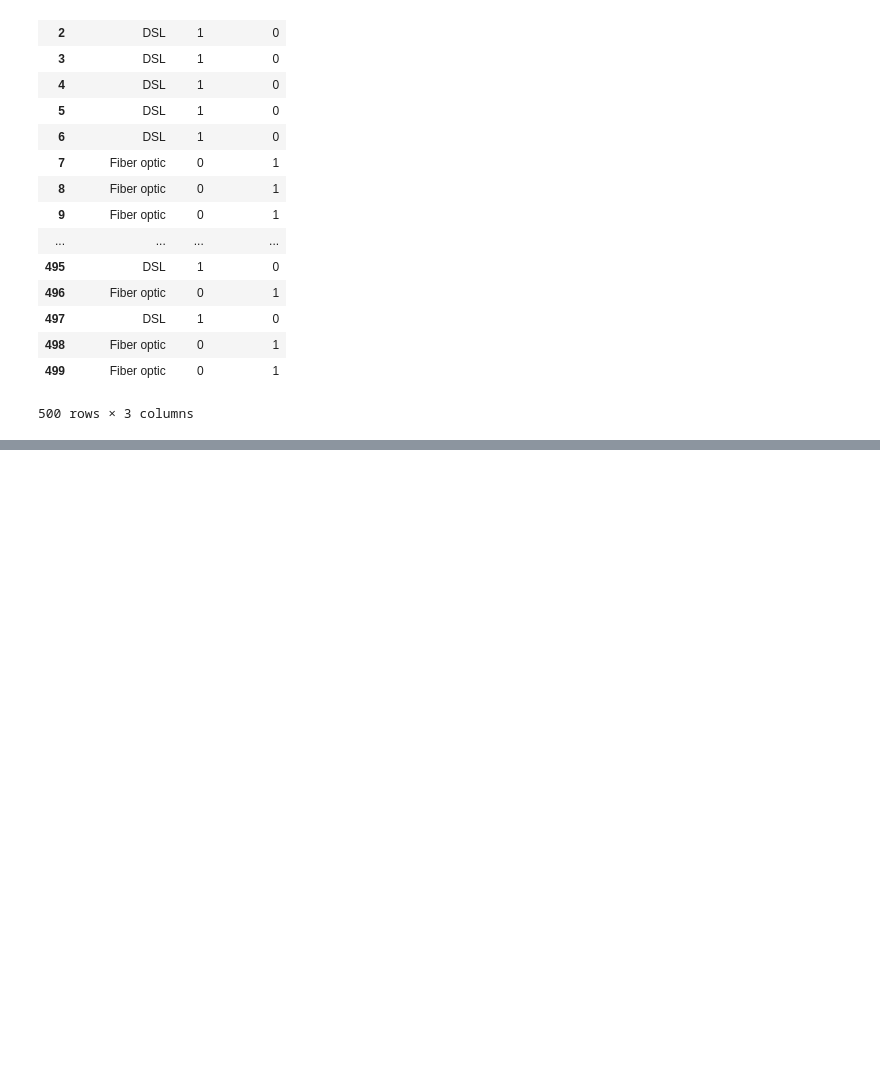
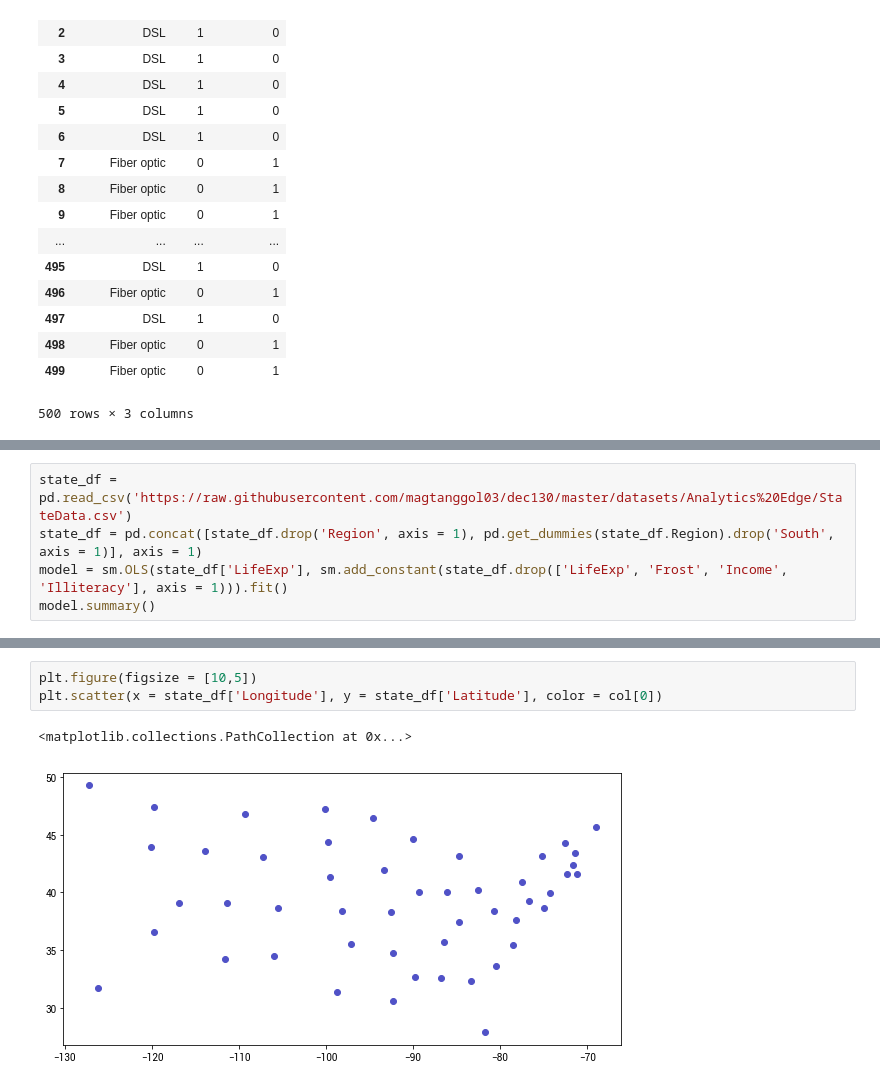
Before and after one commit to magtanggol03/dec130, a Jupyter notebook: notebooks/01 Regression Analysis.ipynb, the cells around one changed output, grey strips where cells are left out. Saved outputs shown, nothing was run; the diff lists cells and outputs as text; blank space fills up the shorter version.

```diff
--- a/notebooks/01 Regression Analysis.ipynb
+++ b/notebooks/01 Regression Analysis.ipynb
@@ -532,0 +684,5 @@ pd.concat([churn_df['InternetService'], pd.get_dummies(churn_df['InternetService
+# %%
+state_df = pd.read_csv('https://raw.githubusercontent.com/magtanggol03/dec130/master/datasets/Analytics%20Edge/StateData.csv')
+state_df = pd.concat([state_df.drop('Region', axis = 1), pd.get_dummies(state_df.Region).drop('South', axis = 1)], axis = 1)
+model = sm.OLS(state_df['LifeExp'], sm.add_constant(state_df.drop(['LifeExp', 'Frost', 'Income', 'Illiteracy'], axis = 1))).fit()
+model.summary()
@@ -532,0 +715,6 @@ pd.concat([churn_df['InternetService'], pd.get_dummies(churn_df['InternetService
+# %%
+plt.figure(figsize = [10,5])
+plt.scatter(x = state_df['Longitude'], y = state_df['Latitude'], color = col[0])
+# %% [output]
+<matplotlib.collections.PathCollection at 0x...>
+[figure, added]
```
Also changed, not shown: parts of 13 cells of this notebook, 4 other files.
